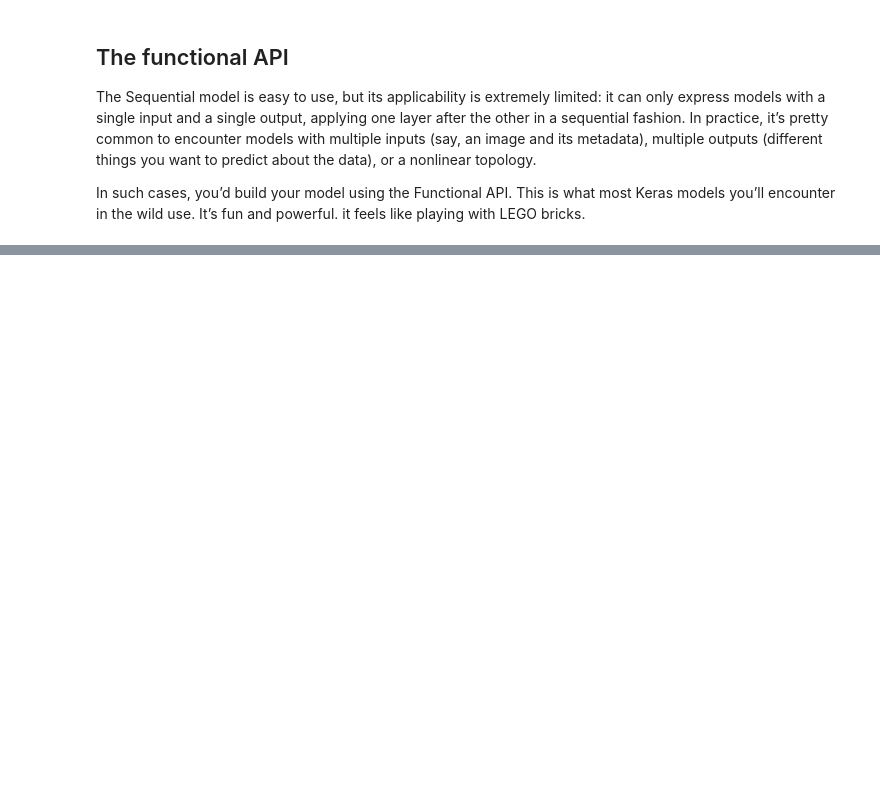
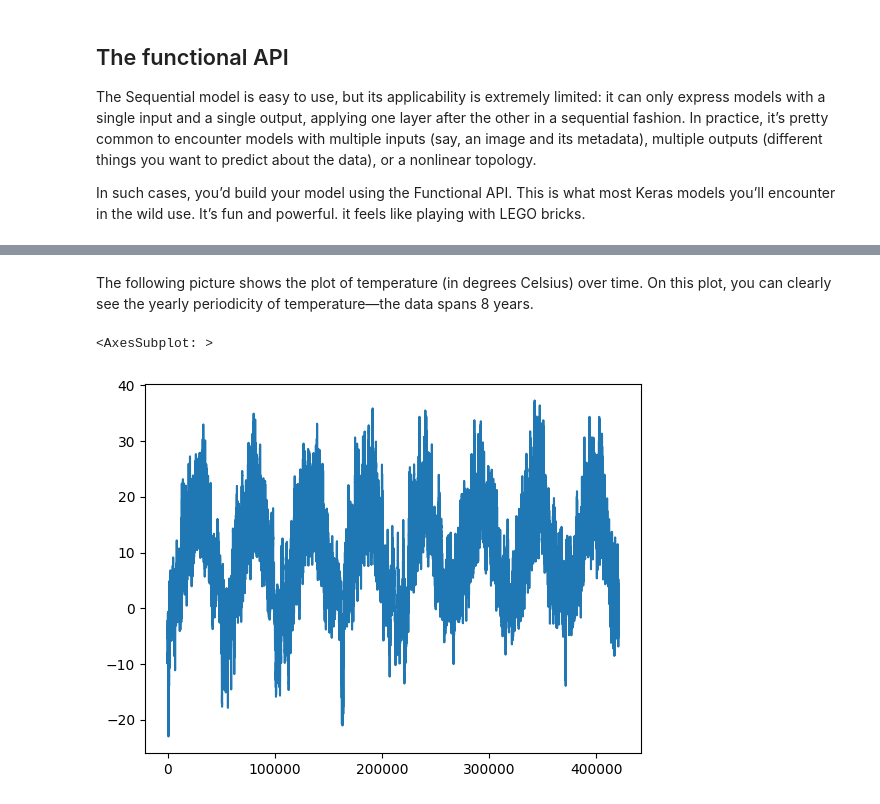
Before and after one commit to atoraby/Neural-networks, a Jupyter notebook: NeuralNetworks.ipynb, the cells around one changed output, grey strips where cells are left out. Cells and saved outputs as stored; diff of their text form; code cells hidden in the pictures; blank space fills up the shorter version.

```diff
--- a/NeuralNetworks.ipynb
+++ b/NeuralNetworks.ipynb
@@ -1242,0 +1539,4 @@ In such cases, you’d build your model using the Functional API. This is what m
+# %%
+import pandas as pd
+df = pd.read_csv("files/jena_climate_2009_2016.csv")
+df
@@ -1242,0 +1557,7 @@ In such cases, you’d build your model using the Functional API. This is what m
+# %% [markdown]
+The following picture shows the plot of temperature (in degrees Celsius) over time. On this plot, you can clearly see the yearly periodicity of temperature—the data spans 8 years.
+# %%
+df["T (degC)"].plot()
+# %% [output]
+<AxesSubplot: >
+[figure, added]
```
Also changed, not shown: parts of 51 cells of this notebook.
